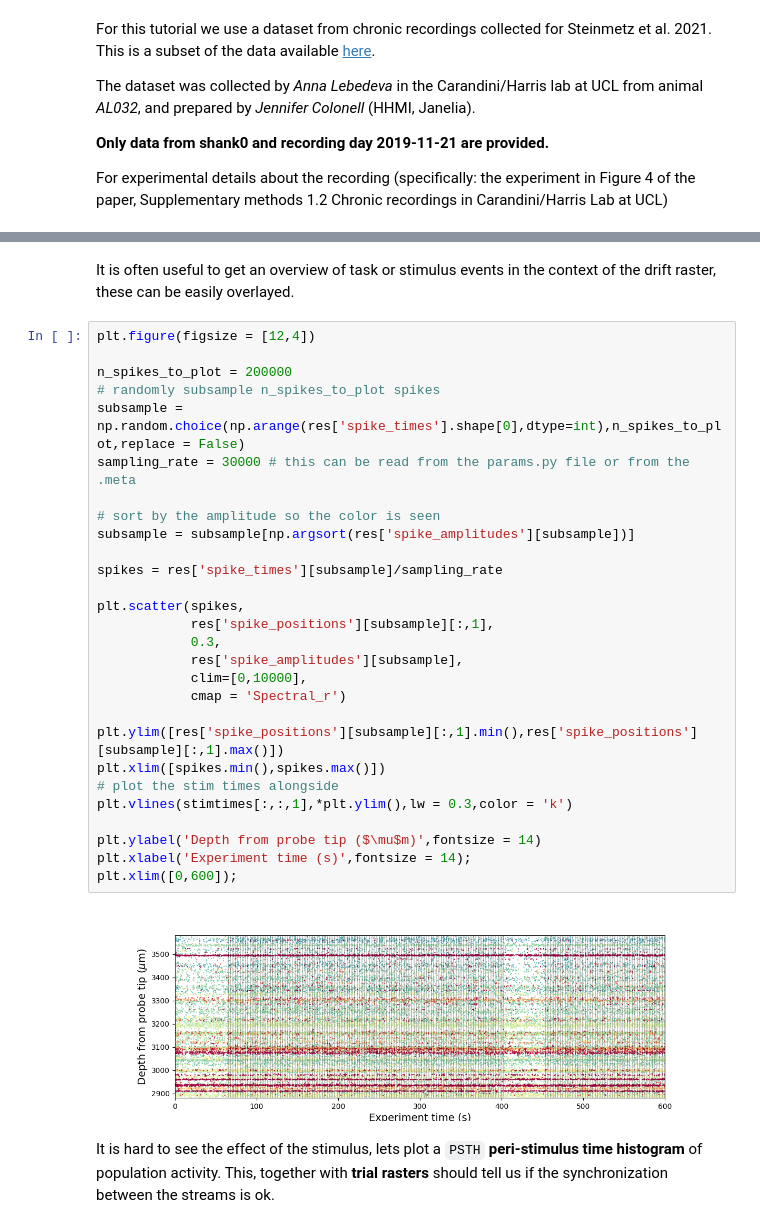
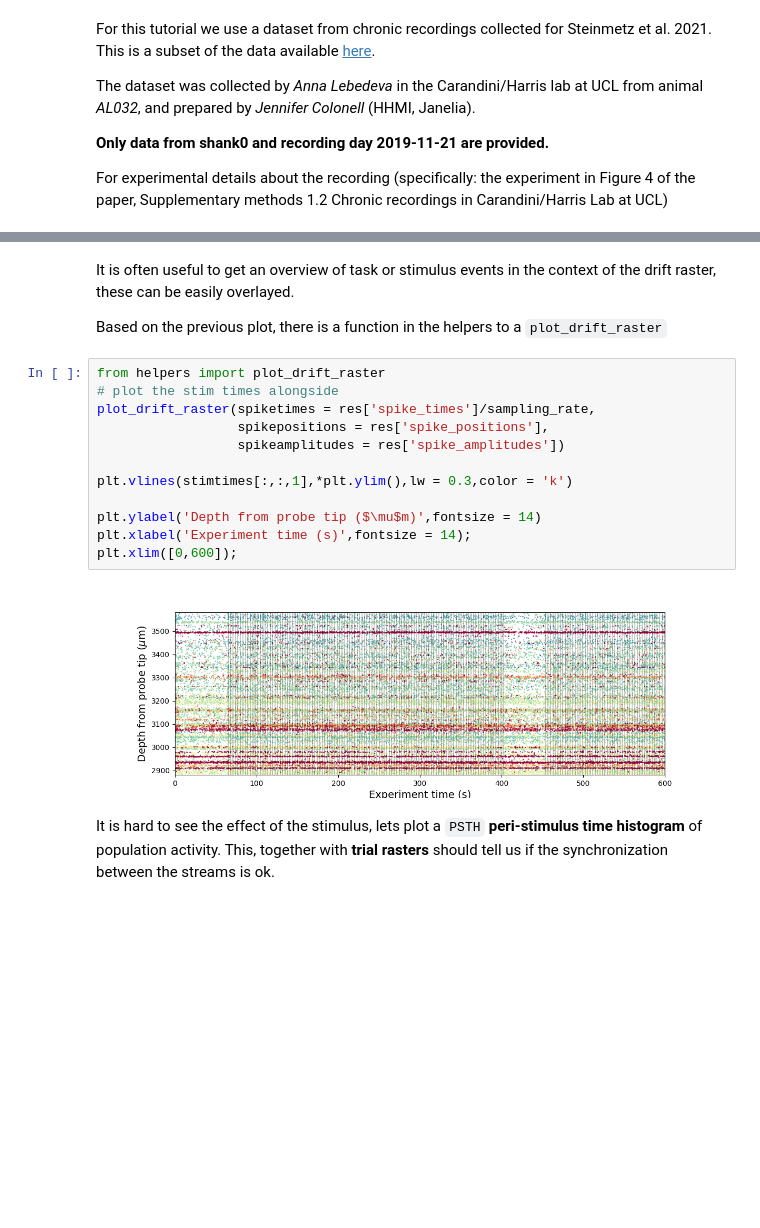
Before and after one commit to jcouto/JHU-neuropixels-2025, a Jupyter notebook: tutorials/03_visual_response.ipynb, the cells around one changed output, grey strips where cells are left out. Saved outputs shown, nothing was run; the diff lists cells and outputs as text; blank space fills up the shorter version.

```diff
--- a/tutorials/03_visual_response.ipynb
+++ b/tutorials/03_visual_response.ipynb
@@ -25,36 +26,22 @@ stimtimes = mat['sorted_response'][np.where(mat['day_label'] == '2019-11-21')].s
 stimtimes = np.stack(stimtimes) # ntrial x nstim x feature
 # %% [markdown]
 It is often useful to get an overview of task or stimulus events in the context of the drift raster, these can be easily overlayed.
+
+Based on the previous plot, there is a function in the helpers to a ``plot_drift_raster``
 # %%
-plt.figure(figsize = [12,4])
+from helpers import plot_drift_raster
+# plot the stim times alongside
+plot_drift_raster(spiketimes = res['spike_times']/sampling_rate,
+                  spikepositions = res['spike_positions'],
+                  spikeamplitudes = res['spike_amplitudes'])
 
-n_spikes_to_plot = 200000
-# randomly subsample n_spikes_to_plot spikes
-subsample = np.random.choice(np.arange(res['spike_times'].shape[0],dtype=int),n_spikes_to_plot,replace = False)
-sampling_rate = 30000 # this can be read from the params.py file or from the .meta
-
-# sort by the amplitude so the color is seen
-subsample = subsample[np.argsort(res['spike_amplitudes'][subsample])]
-
-spikes = res['spike_times'][subsample]/sampling_rate
-
-plt.scatter(spikes,
-            res['spike_positions'][subsample][:,1],
-            0.3,
-            res['spike_amplitudes'][subsample],
-            clim=[0,10000],
-            cmap = 'Spectral_r')
-
-plt.ylim([res['spike_positions'][subsample][:,1].min(),res['spike_positions'][subsample][:,1].max()])
-plt.xlim([spikes.min(),spikes.max()])
-# plot the stim times alongside
 plt.vlines(stimtimes[:,:,1],*plt.ylim(),lw = 0.3,color = 'k')
 
 plt.ylabel('Depth from probe tip ($\mu$m)',fontsize = 14)
 plt.xlabel('Experiment time (s)',fontsize = 14);
 plt.xlim([0,600]);
 # %% [output]
-[figure, old version]
+[figure, new version]
 # %% [markdown]
 It is hard to see the effect of the stimulus, lets plot a ``PSTH`` **peri-stimulus time histogram** of population activity. This, together with **trial rasters** should tell us if the synchronization between the streams is ok.
 # %%
```
Also changed, not shown: parts of 3 cells of this notebook, 3 other files.
